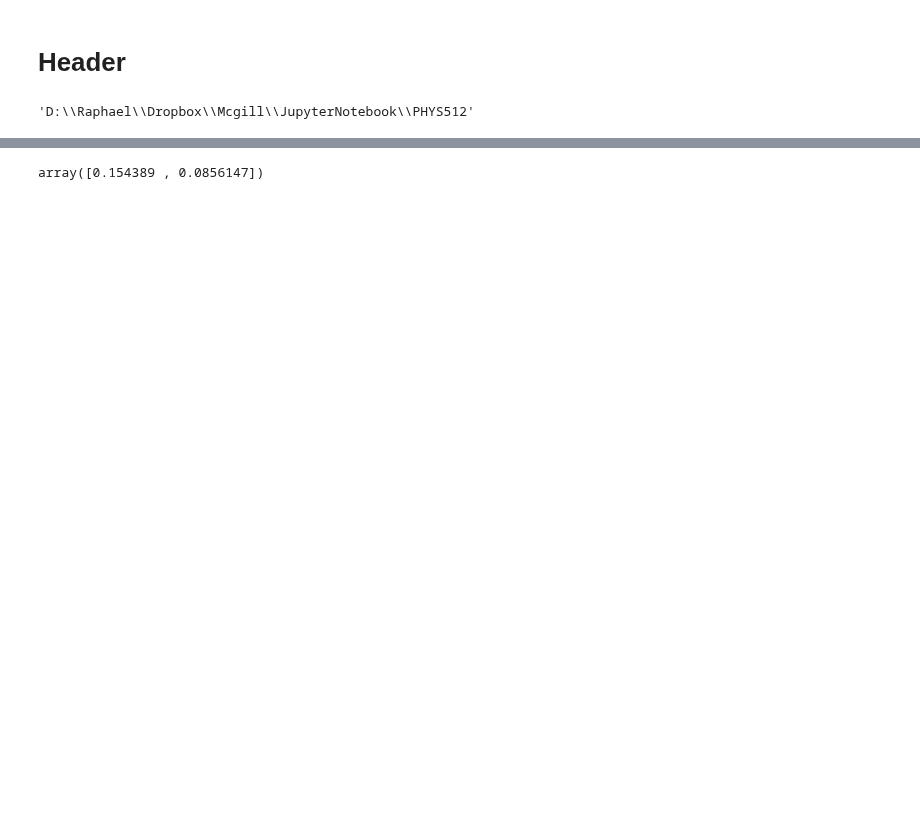
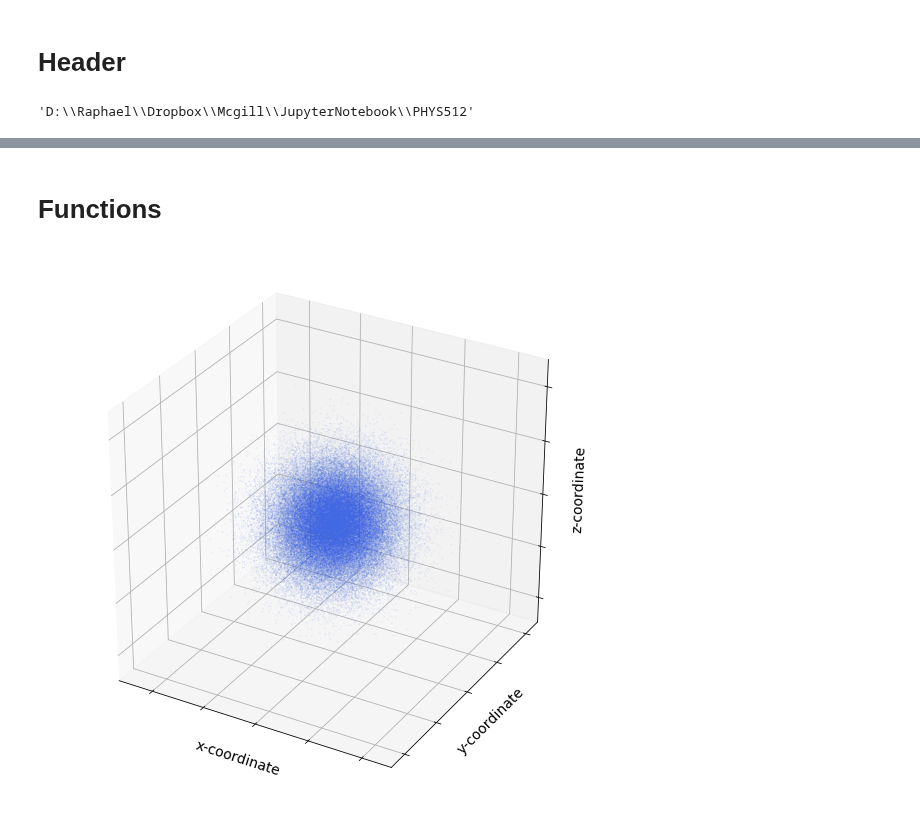
Before and after one commit to RphlFrmnt/PHYS512, a Jupyter notebook: Final_project_Nbody.ipynb, the cells around one changed output, grey strips where cells are left out. Saved outputs shown, nothing was run; the diff lists cells and outputs as text; code cells hidden in the pictures; blank space fills up the shorter version.

Commit message:
plotting function created and functionning

```diff
--- a/Final_project_Nbody.ipynb
+++ b/Final_project_Nbody.ipynb
@@ -60,11 +16,14 @@ for i in range(50):
+# %% [markdown]
+# Functions
 # %%
-def plot_graph3D(istate, title ="", scale_factor = 1,save=False):
+#Return a 3D plot of the given x
+def plot_graph3D(x, title ="", scale_factor = 1,save=False):
     #Create figure
     #Need to convert to physical coordinates
     fig=plt.figure(figsize=(10,10))#Create 3D axes
     try: ax=fig.add_subplot(111,projection="3d")
     except : ax=Axes3D(fig)
-    ax.scatter(istate[0],istate[1], istate[2],color="royalblue",marker=".",s=.02*scale_factor)
+    ax.scatter(x[0], x[1], x[2], color="royalblue", marker=".",s=.02*scale_factor)
     ax.set_xlabel("x-coordinate",fontsize=14)
     ax.set_ylabel("y-coordinate",fontsize=14)
     ax.set_zlabel("z-coordinate",fontsize=14)
@@ -75,7 +34,9 @@ def plot_graph3D(istate, title ="", scale_factor = 1,save=False):
     ax.zaxis.set_ticklabels([])
     if save:
         plt.savefig('3dinitial.png', dpi=1200)
-# %%
-np.transpose(x)[0]
-# %% [output]
-array([0.154389 , 0.0856147])
+# %%
+n = 100000
+x = np.random.randn(n,3)
+plot_graph3D(np.transpose(x))
+# %% [output]
+[figure, added]
```
Also changed, not shown: parts of 1 cell of this notebook.
